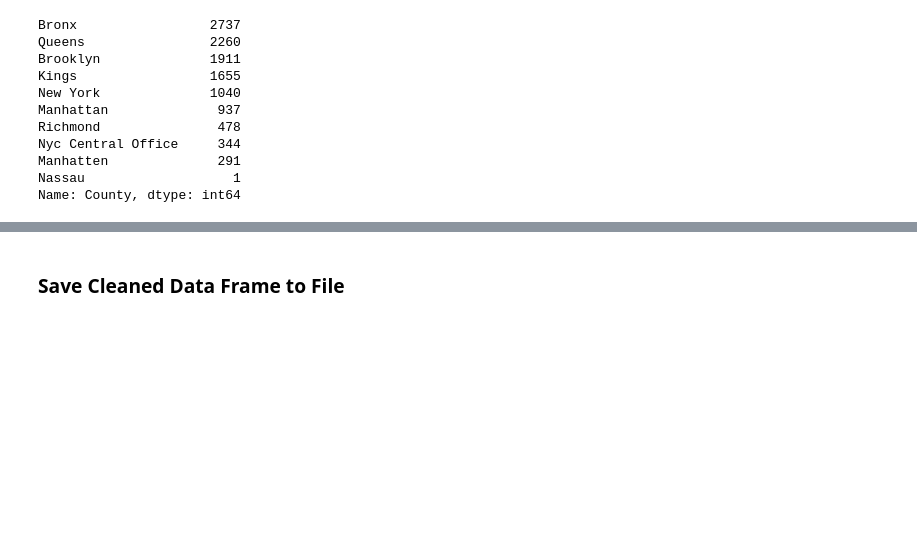
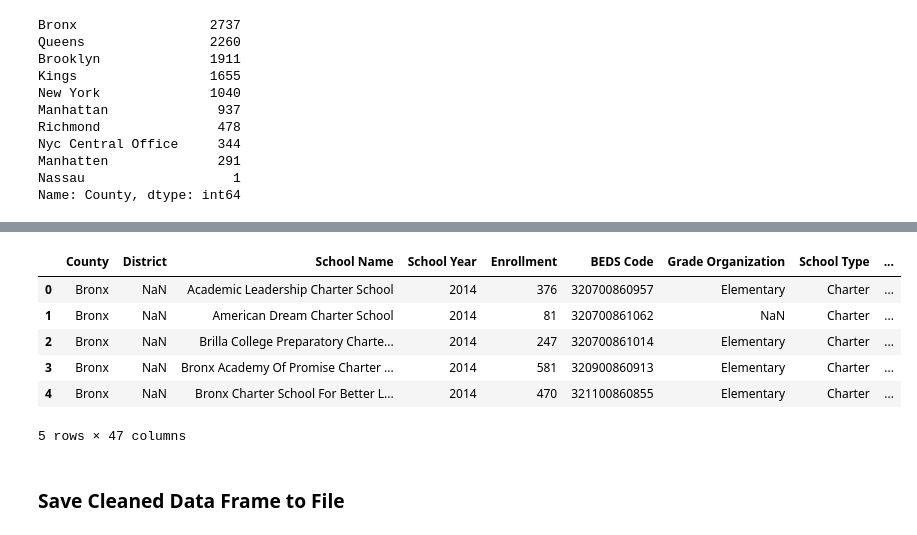
Before and after one commit to mmillervedam/INFOW18_FinalProject, a Jupyter notebook: VADIR_cleanup_part2.ipynb, the cells around one changed output, grey strips where cells are left out. Cells and saved outputs as stored; diff of their text form; code cells hidden in the pictures; blank space fills up the shorter version.

```diff
--- a/VADIR_cleanup_part2.ipynb
+++ b/VADIR_cleanup_part2.ipynb
@@ -294,2 +375,32 @@ Name: School Name, dtype: object
+# %%
+# get numeric values
+COUNT_COLUMNS = vadir_df.columns[8:].tolist()
+# %%
+# convert data types
+vadir_df[COUNT_COLUMNS] = vadir_df[COUNT_COLUMNS].apply(lambda x: pd.to_numeric(x))
+# %%
+# compute tallies
+vadir_df['Total Incidents'] = vadir_df[COUNT_COLUMNS].sum(axis=1)
+
+WEAPON_COLS = [x for x in COUNT_COLUMNS if x[-3:] == '_ww']
+vadir_df['Incidents w/ Weapons'] = vadir_df[WEAPON_COLS].sum(axis=1)
+
+NO_WEAPON_COLS = [x for x in COUNT_COLUMNS if x[-3:] == '_nw']
+vadir_df['Incidents w/ Weapons'] = vadir_df[NO_WEAPON_COLS].sum(axis=1)
+
+# reorder columns
+ORDER = ['County', 'District', 'School Name', 'School Year', 'Enrollment', 'BEDS Code',
+         'Grade Organization','School Type','Total Incidents','Incidents w/ Weapons',
+         'Incidents w/ Weapons'] + COUNT_COLUMNS
+vadir_df = vadir_df[ORDER]
+vadir_df.head()
+# %% [output]
+|  | County | District | School Name | School Year | Enrollment | BEDS Code | Grade Organization | School Type | ... |
+| 0 | Bronx | NaN | Academic Leadership Charter School | 2014 | 376 | 320700860957 | Elementary | Charter | ... |
+| 1 | Bronx | NaN | American Dream Charter School | 2014 | 81 | 320700861062 | NaN | Charter | ... |
+| 2 | Bronx | NaN | Brilla College Preparatory Charte... | 2014 | 247 | 320700861014 | Elementary | Charter | ... |
+| 3 | Bronx | NaN | Bronx Academy Of Promise Charter ... | 2014 | 581 | 320900860913 | Elementary | Charter | ... |
+| 4 | Bronx | NaN | Bronx Charter School For Better L... | 2014 | 470 | 321100860855 | Elementary | Charter | ... |
+5 rows × 47 columns
 # %% [markdown]
 ### Save Cleaned Data Frame to File
```
Also changed, not shown: parts of 20 cells of this notebook, 1 other file.
